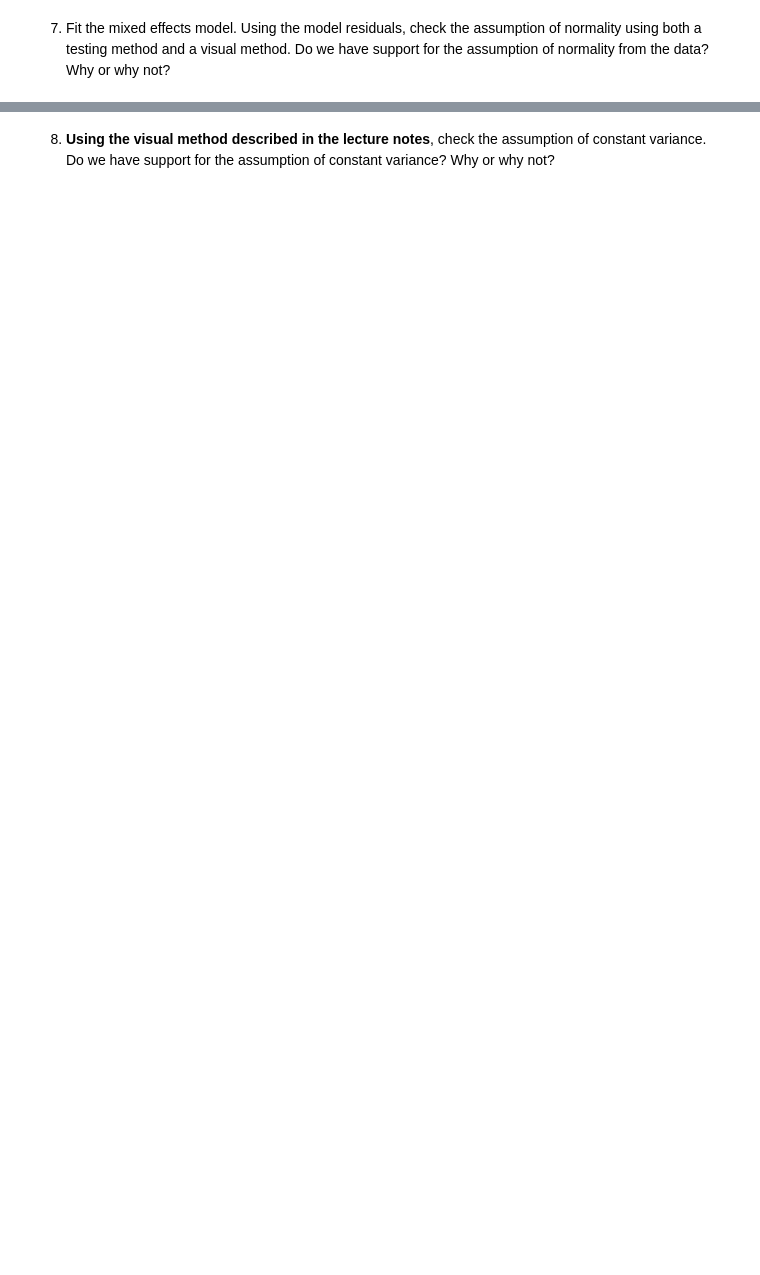
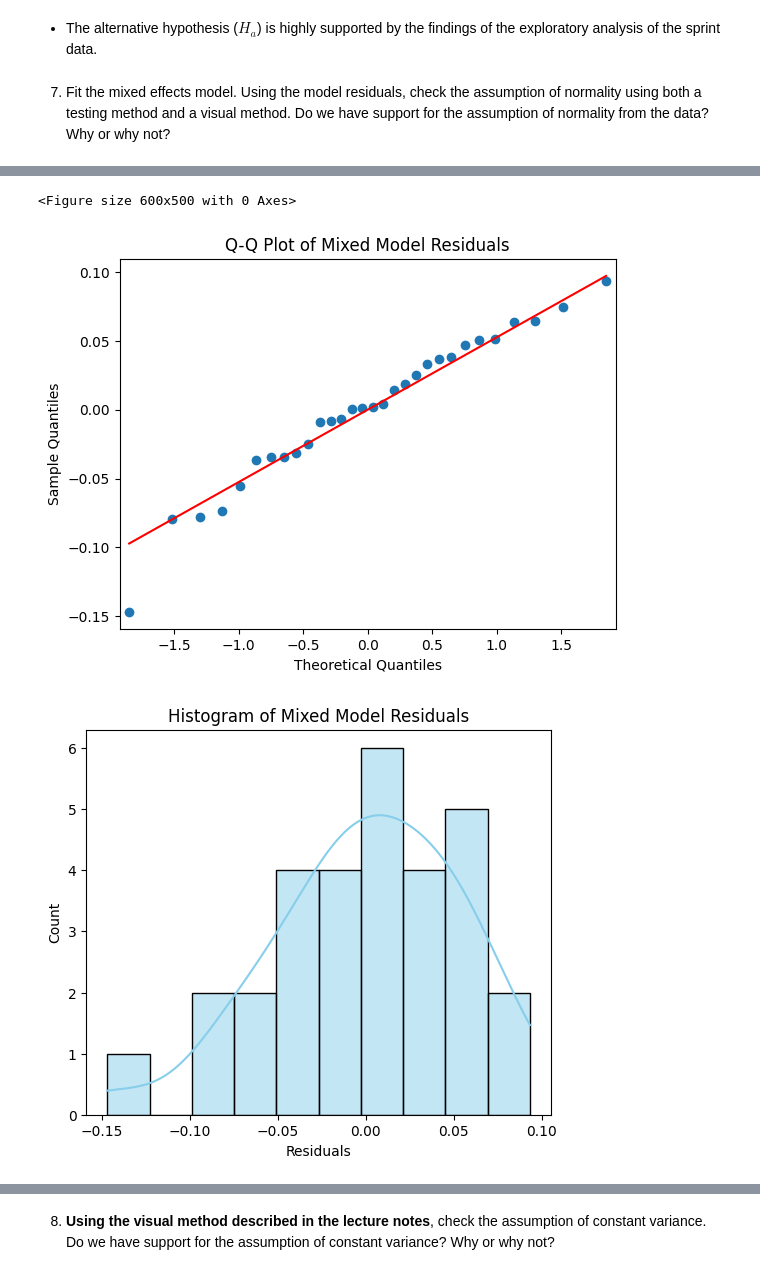
Before and after one commit to cmuriithi/STAT-7220-Applied-Experimental-Design, a Jupyter notebook: Assignments/HW4/HW4.ipynb, the cells around one changed output, grey strips where cells are left out. Drawn from its saved outputs; the diff is of its cells as text; code cells hidden in the pictures; blank space fills up the shorter version.

```diff
--- a/Assignments/HW4/HW4.ipynb
+++ b/Assignments/HW4/HW4.ipynb
@@ -90,4 +167,46 @@ print(f"📂 Changed directory to: {os.getcwd()}")
+# %% [markdown]
+- The alternative hypothesis ($H_a$) is highly supported by the findings of the exploratory analysis of the sprint data.
 # %% [markdown]
 7. Fit the mixed effects model. Using the model residuals, check the assumption of normality using both a testing method and a visual method. Do we have support for the assumption of normality from the data? Why or why not?
 # %%
 ## Question 7 Code ##
+
+import pandas as pd
+import statsmodels.api as sm
+import statsmodels.formula.api as smf
+from scipy import stats
+import matplotlib.pyplot as plt
+
+# Fit the mixed effects model
+# Sprint_Time ~ Blade_Type with a random intercept for Athlete_ID
+blade_model = smf.mixedlm("Sprint_Time ~ Blade_Type", blade, groups=blade["Athlete_ID"])
+model_fit = blade_model.fit()
+
+print(model_fit.summary())
+
+# Extract residuals
+residuals = model_fit.resid
+
+# Shapiro-Wilk test
+shapiro_stat, shapiro_p = stats.shapiro(residuals)
+print(f"\nShapiro-Wilk Test of Normality on Residuals:")
+print(f"Statistic: {shapiro_stat:.4f}, p-value: {shapiro_p:.4f}")
+
+# Q-Q Plot
+plt.figure(figsize=(6, 5))
+sm.qqplot(residuals, line='s')
+plt.title('Q-Q Plot of Mixed Model Residuals')
+plt.tight_layout()
+plt.show()
+plt.close()
+
+# Histogram with KDE
+plt.figure(figsize=(6, 5))
+import seaborn as sns
+sns.histplot(residuals, kde=True, bins=10, color='skyblue')
+plt.title('Histogram of Mixed Model Residuals')
+plt.xlabel('Residuals')
+plt.tight_layout()
+plt.show()
+plt.close()
+# %% [output]
@@ -93,0 +232,3 @@ print(f"📂 Changed directory to: {os.getcwd()}")
+<Figure size 600x500 with 0 Axes>
+[figure, added]
+[figure, added]
```
Also changed, not shown: parts of 12 cells of this notebook.
